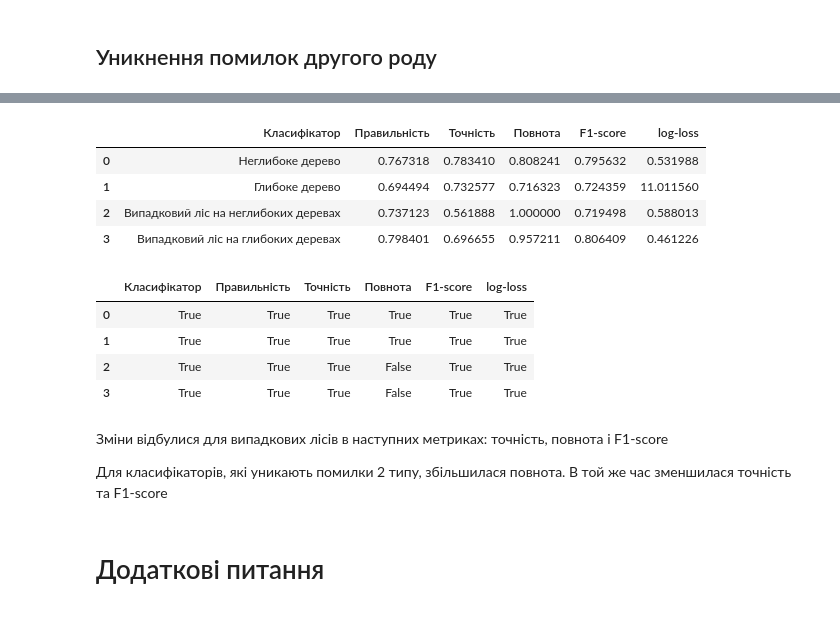
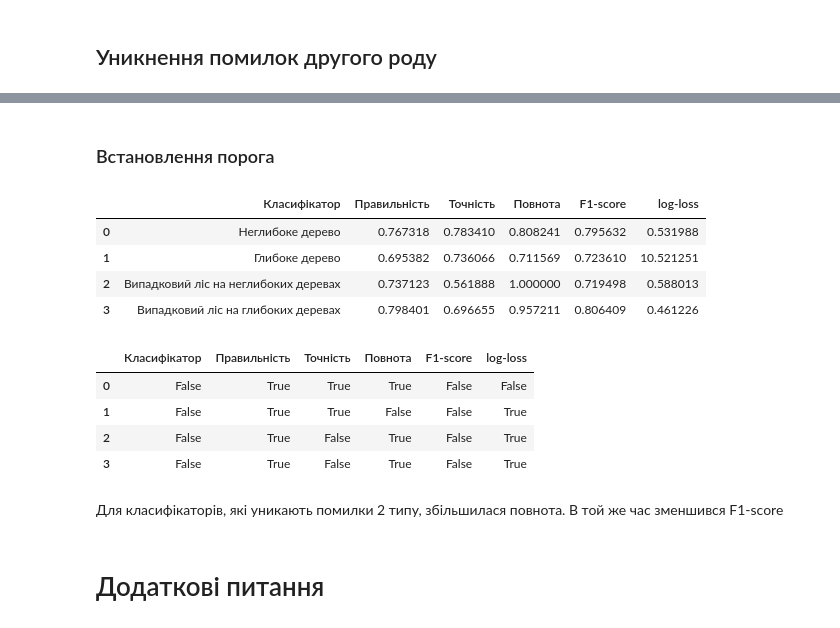
Before and after one commit to juliatvenko/TML, a Jupyter notebook: lab1/lab1.ipynb, the cells around one changed output, grey strips where cells are left out. Cells and saved outputs as stored; diff of their text form; code cells hidden in the pictures.

```diff
--- a/lab1/lab1.ipynb
+++ b/lab1/lab1.ipynb
@@ -130,0 +142,12 @@ plot_curves(X_test, y_test, classificator_list, classificator_names)
+# %%
+results = []
+
+classificator_list = [shallow_tree, deep_tree, shallow_rf, deep_rf]
+classificator_names = ['Неглибоке дерево ', 'Глибоке дерево', 'Випадковий ліс на неглибоких деревах', 'Випадковий ліс на глибоких деревах']
+
+for name, classificator in zip(classificator_names, classificator_list):
+    results.append([name] + classificator_metrics(classificator))
+
+classificators_avoid2 = pd.DataFrame(results, columns=['Класифікатор', 'Правильність', 'Точність', 'Повнота', 'F1-score', 'log-loss'])
+
+classificators_avoid2
@@ -131,2 +171,4 @@ plot_curves(X_test, y_test, classificator_list, classificator_names)
+# %% [markdown]
+### Встановлення порога
 # %%
 def classificator_metrics_new(classificator):
@@ -145,33 +186,31 @@ def classificator_metrics_new(classificator):
 # %%
 results = []
 
 classificator_list = [shallow_tree, deep_tree, shallow_rf, deep_rf]
 classificator_names = ['Неглибоке дерево ', 'Глибоке дерево', 'Випадковий ліс на неглибоких деревах', 'Випадковий ліс на глибоких деревах']
 
 for name, classificator in zip(classificator_names, classificator_list):
     results.append([name] + classificator_metrics_new(classificator))
 
-classificators_avoid2 = pd.DataFrame(results, columns=['Класифікатор', 'Правильність', 'Точність', 'Повнота', 'F1-score', 'log-loss'])
+classificators_threshold = pd.DataFrame(results, columns=['Класифікатор', 'Правильність', 'Точність', 'Повнота', 'F1-score', 'log-loss'])
 
-classificators_avoid2
+classificators_threshold
 # %% [output]
 |  | Класифікатор | Правильність | Точність | Повнота | F1-score | log-loss |
 | 0 | Неглибоке дерево | 0.767318 | 0.783410 | 0.808241 | 0.795632 | 0.531988 |
-| 1 | Глибоке дерево | 0.694494 | 0.732577 | 0.716323 | 0.724359 | 11.011560 |
+| 1 | Глибоке дерево | 0.695382 | 0.736066 | 0.711569 | 0.723610 | 10.521251 |
 | 2 | Випадковий ліс на неглибоких деревах | 0.737123 | 0.561888 | 1.000000 | 0.719498 | 0.588013 |
 | 3 | Випадковий ліс на глибоких деревах | 0.798401 | 0.696655 | 0.957211 | 0.806409 | 0.461226 |
-# %%
-classificators_result >= classificators_avoid2
-# %% [output]
-|  | Класифікатор | Правильність | Точність | Повнота | F1-score | log-loss |
-| 0 | True | True | True | True | True | True |
-| 1 | True | True | True | True | True | True |
-| 2 | True | True | True | False | True | True |
-| 3 | True | True | True | False | True | True |
+# %%
+classificators_threshold  > classificators_result
+# %% [output]
+|  | Класифікатор | Правильність | Точність | Повнота | F1-score | log-loss |
+| 0 | False | True | True | True | False | False |
+| 1 | False | True | True | False | False | True |
+| 2 | False | True | False | True | False | True |
+| 3 | False | True | False | True | False | True |
 # %% [markdown]
-Зміни відбулися для випадкових лісів в наступних метриках: точність, повнота і F1-score
-
-Для класифікаторів, які уникають помилки 2 типу, збільшилася повнота. В той же час зменшилася точність та F1-score
+Для класифікаторів, які уникають помилки 2 типу, збільшилася повнота. В той же час зменшився F1-score
 # %% [markdown]
 # Додаткові питання
 # %% [markdown]
```
Also changed, not shown: parts of 14 cells of this notebook.
